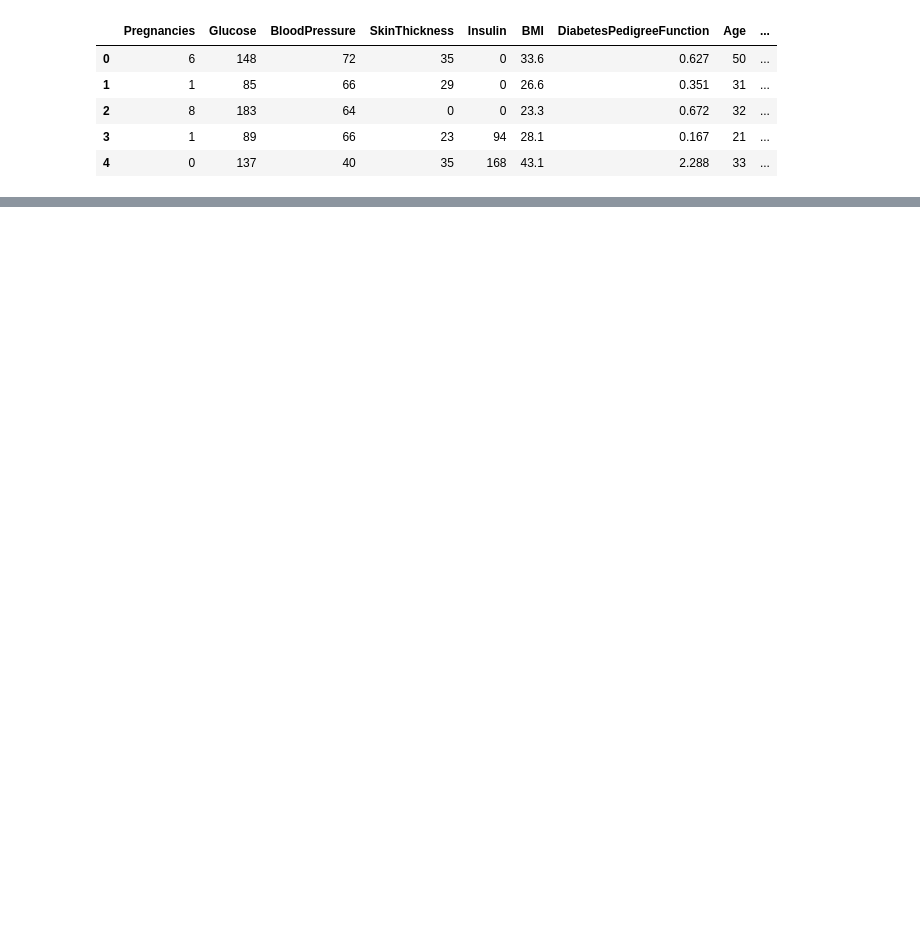
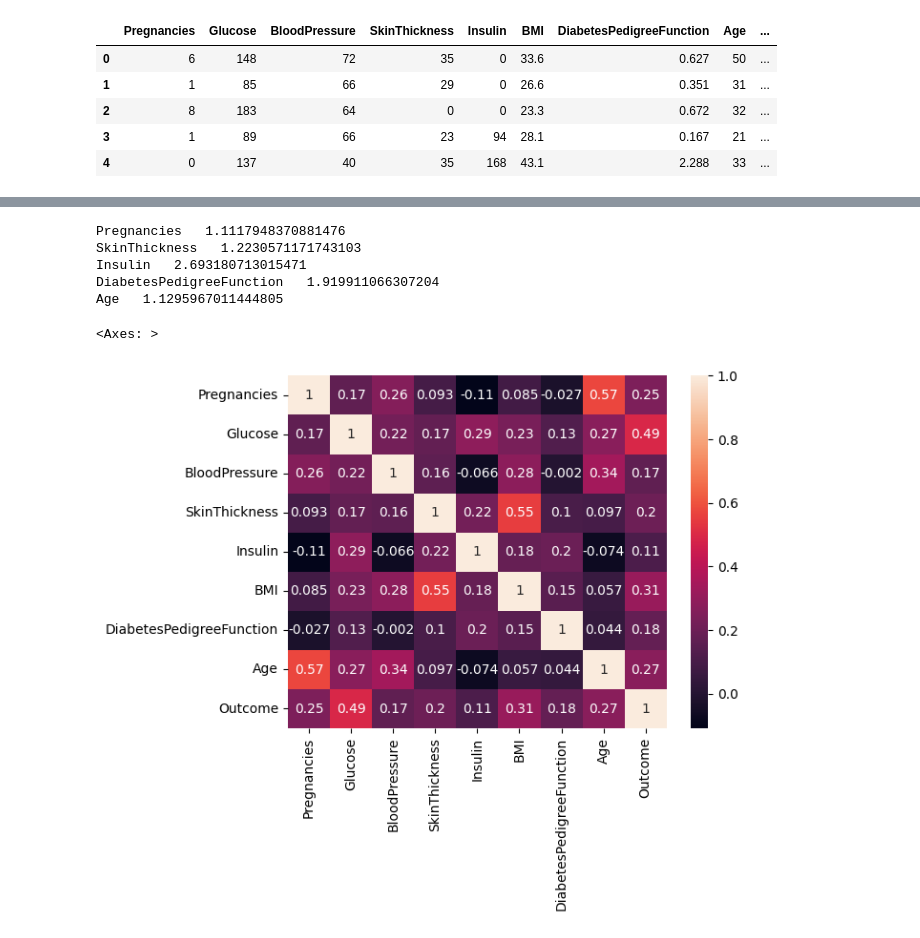
Before and after one commit to devpatel0005/Diabetes-Prediction, a Jupyter notebook: Diabetes_Prediction.ipynb, the cells around one changed output, grey strips where cells are left out. Saved outputs shown, nothing was run; the diff lists cells and outputs as text; code cells hidden in the pictures; blank space fills up the shorter version.

```diff
--- a/Diabetes_Prediction.ipynb
+++ b/Diabetes_Prediction.ipynb
@@ -17,0 +147,18 @@ df.head()
+# %%
+for i in df.columns:
+  if (df[i].skew() > 0.75) or (df[i].skew() < -0.75):
+    print(i," ",df[i].skew())
+# %% [output]
+Pregnancies   1.1117948370881476
+SkinThickness   1.2230571171743103
+Insulin   2.693180713015471
+DiabetesPedigreeFunction   1.919911066307204
+Age   1.1295967011444805
+# %%
+for i in ['Pregnancies','SkinThickness','Insulin','DiabetesPedigreeFunction','Age']:
+  df[i]=np.log1p(df[i])
+# %%
+sns.heatmap(df.corr(),annot=True)
+# %% [output]
+<Axes: >
+[figure, added]
```
Also changed, not shown: parts of 22 cells of this notebook.
